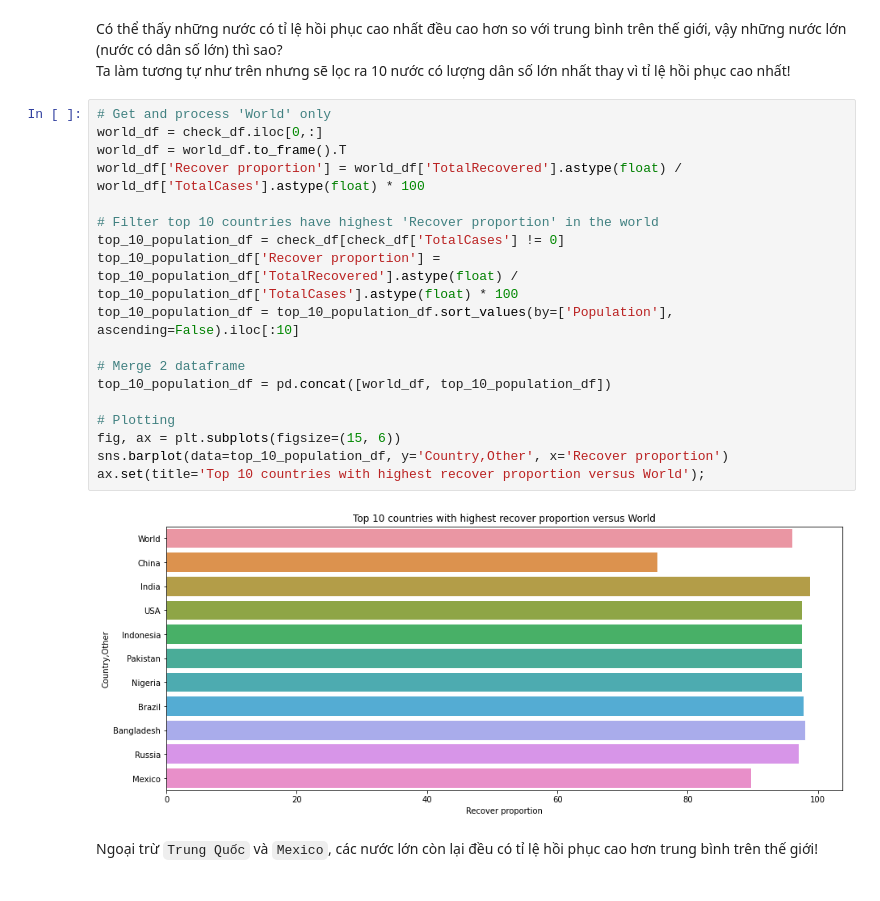
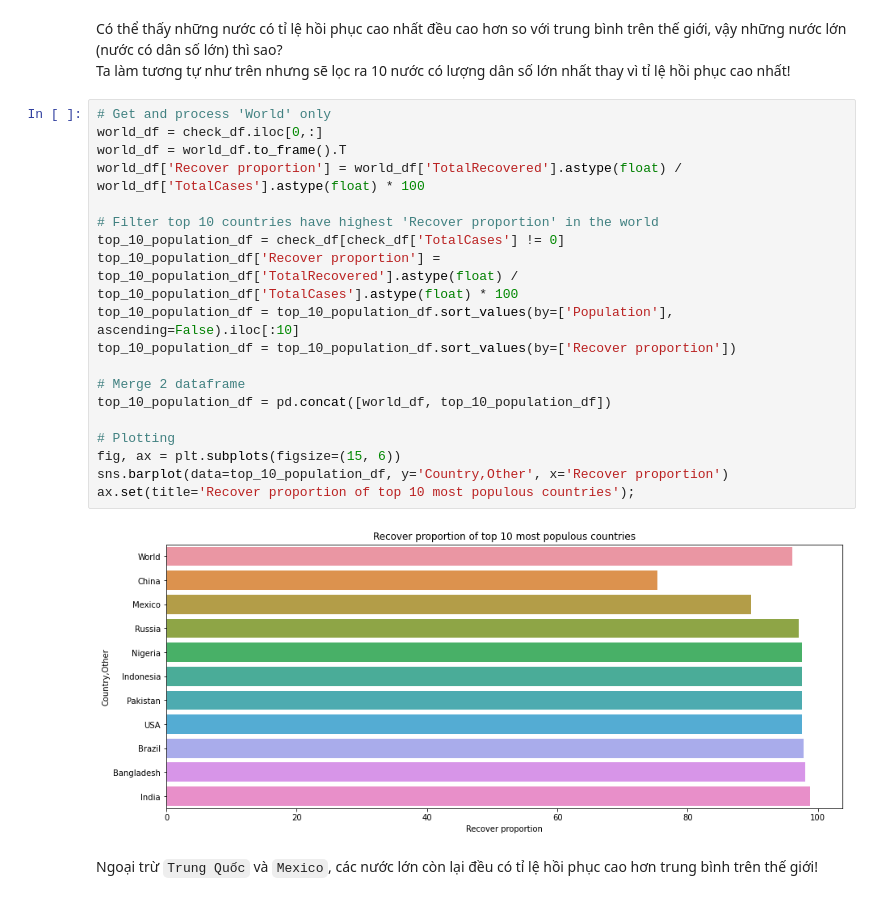
Before and after one commit to vntan/Covid-19-Analysis, a Jupyter notebook: Visualization.ipynb, the cells around one changed output. Drawn from its saved outputs; the diff is of its cells as text.

```diff
--- a/Visualization.ipynb
+++ b/Visualization.ipynb
@@ -95,23 +96,24 @@ Ta làm tương tự như trên nhưng sẽ lọc ra 10 nước có lượng dâ
 # %%
 # Get and process 'World' only
 world_df = check_df.iloc[0,:]
 world_df = world_df.to_frame().T
 world_df['Recover proportion'] = world_df['TotalRecovered'].astype(float) / world_df['TotalCases'].astype(float) * 100
 
 # Filter top 10 countries have highest 'Recover proportion' in the world
 top_10_population_df = check_df[check_df['TotalCases'] != 0]
 top_10_population_df['Recover proportion'] = top_10_population_df['TotalRecovered'].astype(float) / top_10_population_df['TotalCases'].astype(float) * 100
 top_10_population_df = top_10_population_df.sort_values(by=['Population'], ascending=False).iloc[:10]
+top_10_population_df = top_10_population_df.sort_values(by=['Recover proportion'])
 
 # Merge 2 dataframe
 top_10_population_df = pd.concat([world_df, top_10_population_df])
 
 # Plotting
 fig, ax = plt.subplots(figsize=(15, 6))
 sns.barplot(data=top_10_population_df, y='Country,Other', x='Recover proportion')
-ax.set(title='Top 10 countries with highest recover proportion versus World');
+ax.set(title='Recover proportion of top 10 most populous countries');
 # %% [output]
-[figure, old version]
+[figure, new version]
 # %% [markdown]
 Ngoại trừ `Trung Quốc` và `Mexico`, các nước lớn còn lại đều có tỉ lệ hồi phục cao hơn trung bình trên thế giới!
 # %% [markdown]
```
Also changed, not shown: parts of 8 cells of this notebook.
